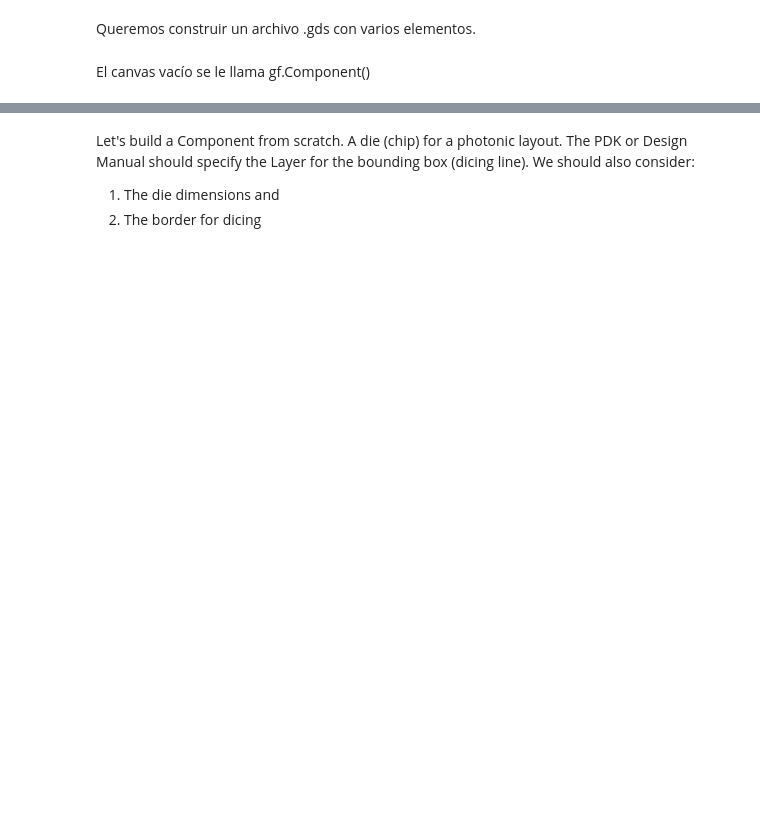
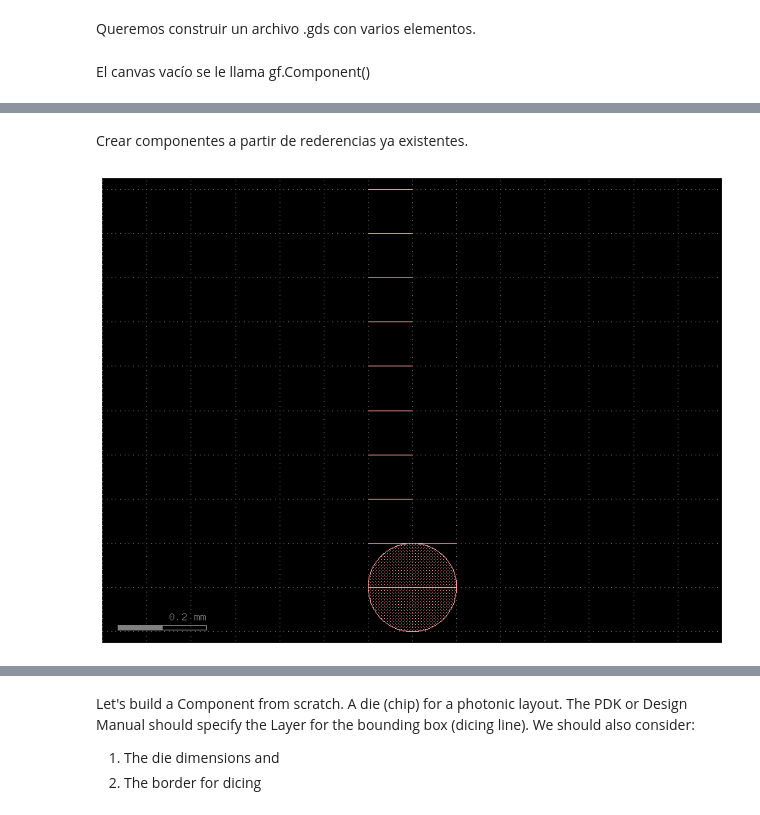
Before and after one commit to snacmuo/pic-upv-lab4, a Jupyter notebook: LAYOUT_Student.ipynb, the cells around one changed output, grey strips where cells are left out. Saved outputs shown, nothing was run; the diff lists cells and outputs as text; code cells hidden in the pictures; blank space fills up the shorter version.

```diff
--- a/LAYOUT_Student.ipynb
+++ b/LAYOUT_Student.ipynb
@@ -201,3 +196,34 @@ c.show()
+# %% [markdown]
+Crear componentes a partir de rederencias ya existentes.
+# %%
+# Al componente le llama sin barrabaja y a la referencia le llama con barrabaja, para diferenciar ambos objetos. La referencia es una instancia del componente que se puede mover, rotar, etc., sin modificar el componente original.
+
+c = gf.Component()  # Crea un nuevo componente vacío
+# Llamo el polígono
+circ = gf.c.circle(radius=100, layer="WG")
+# Lo agrego al componente
+_circ = c.add_ref(circ)  # Agrega una referencia al MMI dentro del nuevo componente
+_circ.dmovex(0)  # Mueve la referencia a la posición deseada
+# Llamamos un componente existente:
+# 2 caminos
+# Primero llamando de las pcells de gdsfactory
+recta1 = gf.c.straight(length=100)
+_recta1 = c<< recta1   # Equivalente a c.add_ref(recta1)        # Agrega una referencia al componente recta1 dentro del nuevo componente c
+
+#Segunda forma llamando de las pcells del PDK
+recta2 = cells.straight(length=100)
+# recta2 = cells.straight_rib(length=100)
+_recta2 = c<< recta2
+_recta2.dmovey(100)
+
+# Añadir arreglos de componentes
+arr__str = gf.c.array(recta2, columns=1, rows=10, column_pitch=0, row_pitch=100)
+_arr__str_ref = c.add_ref(arr__str)
+_arr__str_ref.dmovex(-100)
+c.plot()
+#c.show()
+# %% [output]
+[figure, added]
 # %%
 c = gf.Component()  # Dentro del paréntesis se puede poner: ("component_1")
 c.add_ref(gf.components.circle(radius=10, layer="SLAB"))   #Al canvas le añadimos un círculo # al añadir layer, el componente se añade a ese layer. En este caso, el círculo se añadirá a la capa SLAB
```
Also changed, not shown: parts of 19 cells of this notebook.
